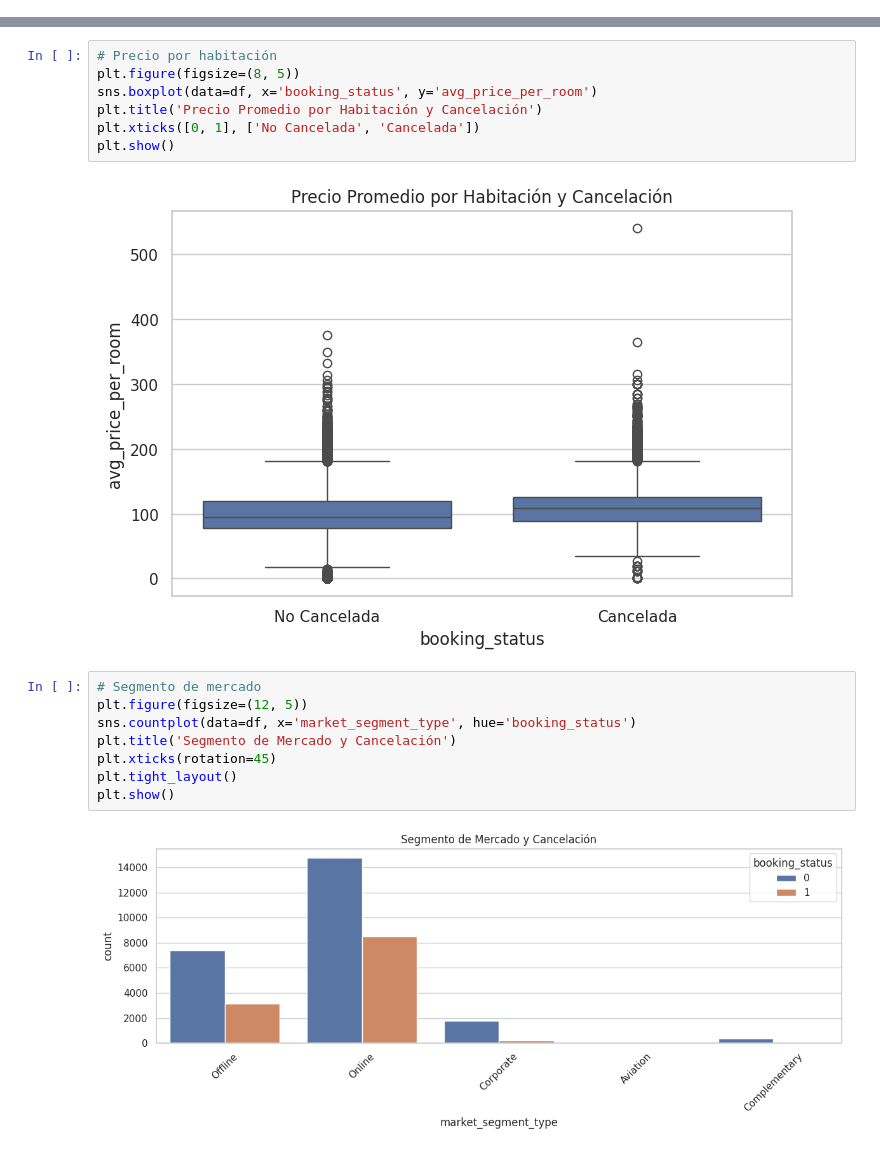
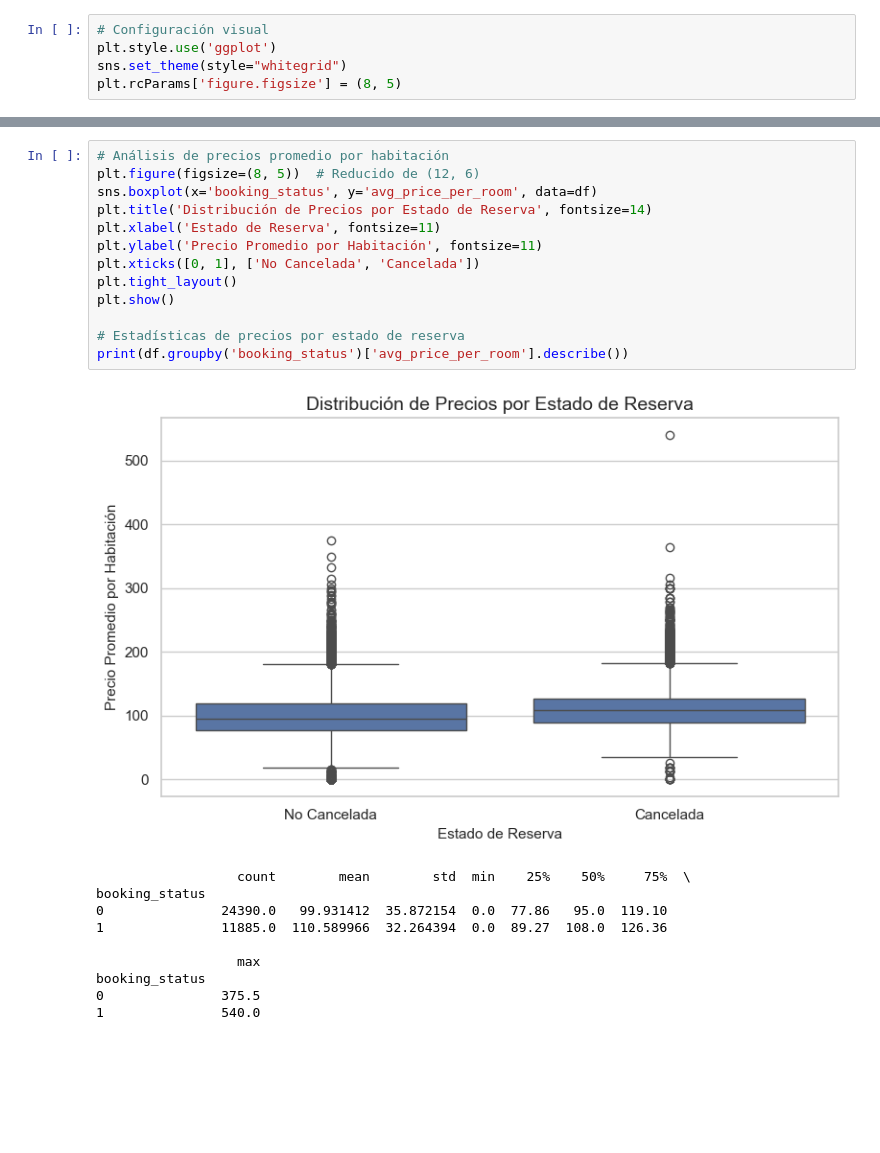
Before and after one commit to samuelcardenasg23/proyecto-final-mlds, a Jupyter notebook: modelo_reserva_hoteles.ipynb, the cells around one changed output, grey strips where cells are left out. Saved outputs shown, nothing was run; the diff lists cells and outputs as text; blank space fills up the shorter version.

```diff
--- a/modelo_reserva_hoteles.ipynb
+++ b/modelo_reserva_hoteles.ipynb
@@ -55,0 +27,5 @@ plt.show()
+# %%
+# Configuración visual
+plt.style.use('ggplot')
+sns.set_theme(style="whitegrid")
+plt.rcParams['figure.figsize'] = (8, 5)
@@ -56,19 +110,24 @@ plt.show()
 # %%
-# Precio por habitación
-plt.figure(figsize=(8, 5))
-sns.boxplot(data=df, x='booking_status', y='avg_price_per_room')
-plt.title('Precio Promedio por Habitación y Cancelación')
+# Análisis de precios promedio por habitación
+plt.figure(figsize=(8, 5))  # Reducido de (12, 6)
+sns.boxplot(x='booking_status', y='avg_price_per_room', data=df)
+plt.title('Distribución de Precios por Estado de Reserva', fontsize=14)
+plt.xlabel('Estado de Reserva', fontsize=11)
+plt.ylabel('Precio Promedio por Habitación', fontsize=11)
 plt.xticks([0, 1], ['No Cancelada', 'Cancelada'])
+plt.tight_layout()
 plt.show()
+
+# Estadísticas de precios por estado de reserva
+print(df.groupby('booking_status')['avg_price_per_room'].describe())
 # %% [output]
-[figure, old version]
+[figure, new version]
+                  count        mean        std  min    25%    50%     75%  \
+booking_status
+0               24390.0   99.931412  35.872154  0.0  77.86   95.0  119.10
+1               11885.0  110.589966  32.264394  0.0  89.27  108.0  126.36
+
+                  max
+booking_status
+0               375.5
+1               540.0
-# %%
-# Segmento de mercado
-plt.figure(figsize=(12, 5))
-sns.countplot(data=df, x='market_segment_type', hue='booking_status')
-plt.title('Segmento de Mercado y Cancelación')
-plt.xticks(rotation=45)
-plt.tight_layout()
-plt.show()
-# %% [output]
-[figure, removed]
```
Also changed, not shown: parts of 15 cells of this notebook, 8 other files.
